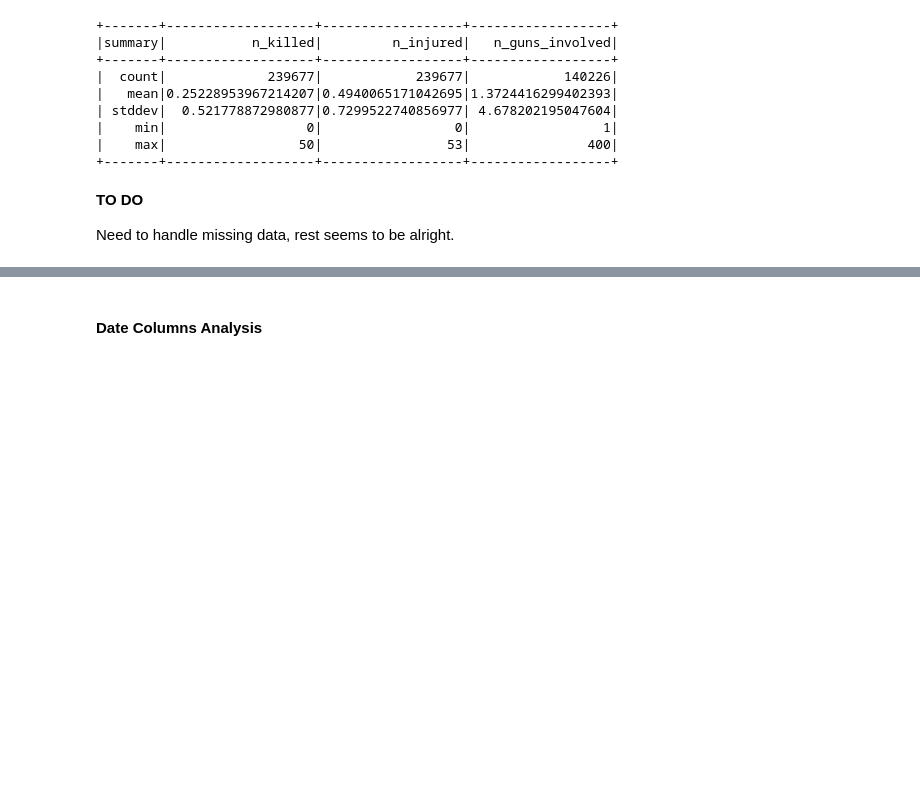
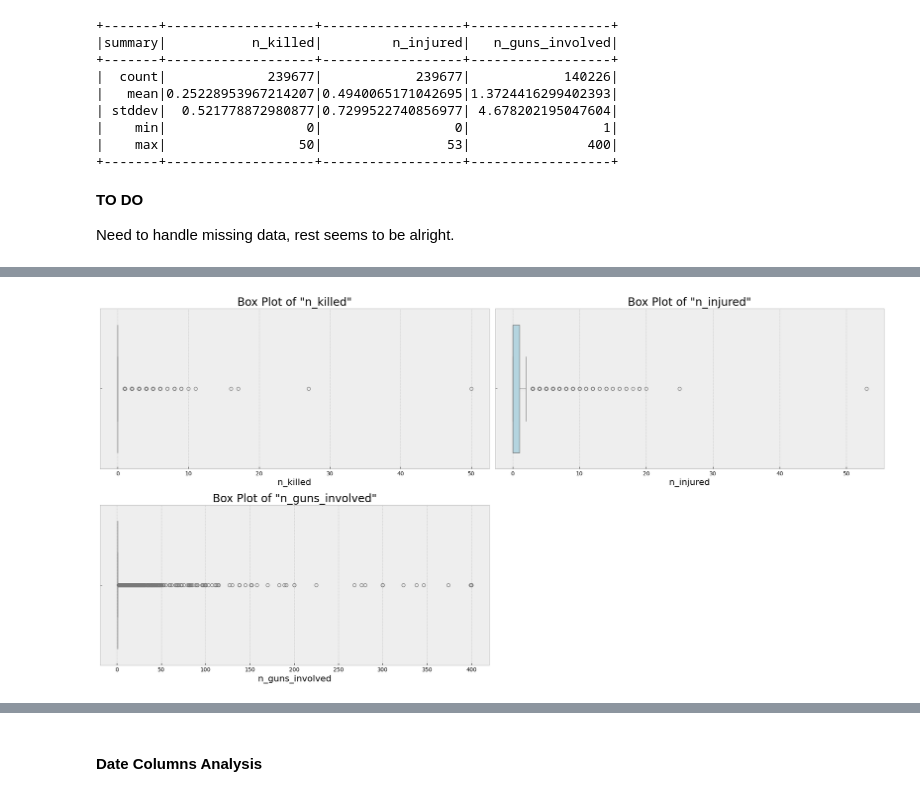
Before and after one commit to bharath03-a/Gun-Violence-Incidents, a Jupyter notebook: notebooks/01_initial_exploratory_analysis.ipynb, the cells around one changed output, grey strips where cells are left out. Cells and saved outputs as stored; diff of their text form; code cells hidden in the pictures; blank space fills up the shorter version.

```diff
--- a/notebooks/01_initial_exploratory_analysis.ipynb
+++ b/notebooks/01_initial_exploratory_analysis.ipynb
@@ -454,3 +483,7 @@ aggregated_df.orderBy("total_killed", ascending=False).show(truncate=False)
 |New Jersey    |1168        |2540         |
 +--------------+------------+-------------+
 only showing top 20 rows
+# %%
+visualization.combined_plot(num_cols, visualization.box_plot, fig_size=(20, 10))
+# %% [output]
+[figure, added]
```
Also changed, not shown: parts of 24 cells of this notebook, 4 other files.
